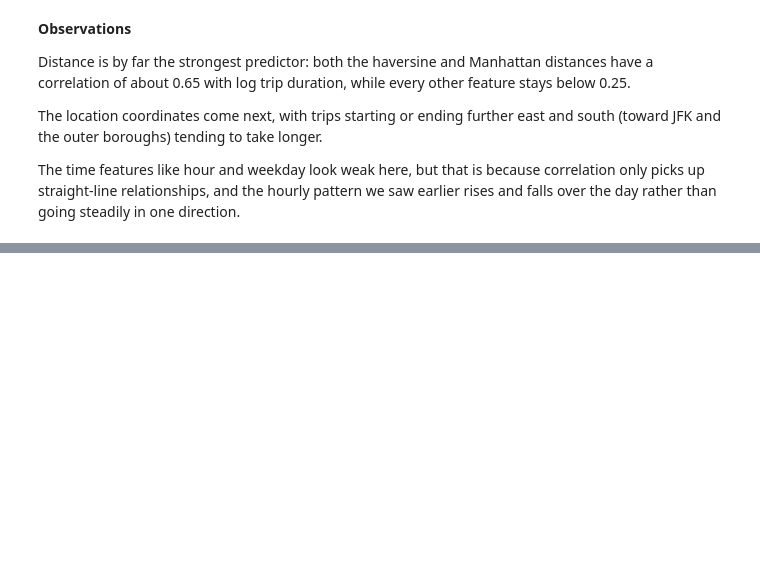
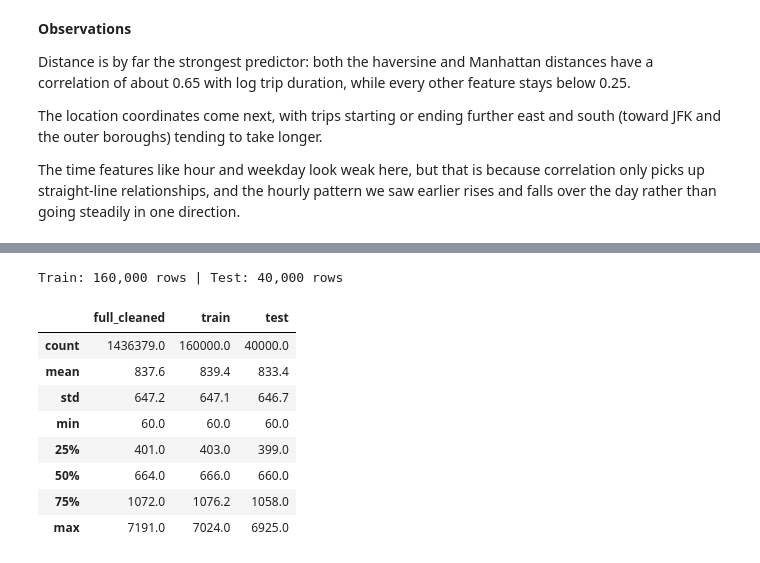
Before and after one commit to techirum/nyc-taxi-trip-duration-ml, a Jupyter notebook: notebooks/01_EDA_Preprocessing.ipynb, the cells around one changed output, grey strips where cells are left out. Cells and saved outputs as stored; diff of their text form; code cells hidden in the pictures; blank space fills up the shorter version.

```diff
--- a/notebooks/01_EDA_Preprocessing.ipynb
+++ b/notebooks/01_EDA_Preprocessing.ipynb
@@ -324,0 +331,20 @@ The time features like hour and weekday look weak here, but that is because corr
+# %%
+X_s = X_all.sample(n=SAMPLE_SIZE, random_state=RANDOM_STATE)
+y_s = y_all.loc[X_s.index]
+
+X_train, X_test, y_train, y_test = train_test_split(X_s, y_s, test_size=TEST_SIZE, random_state=RANDOM_STATE)
+print(f"Train: {len(X_train):,} rows | Test: {len(X_test):,} rows")
+
+# The sample should look like the full cleaned data
+pd.DataFrame({"full_cleaned": y_all.describe(), "train": y_train.describe(), "test": y_test.describe()}).round(1)
+# %% [output]
+Train: 160,000 rows | Test: 40,000 rows
+|  | full_cleaned | train | test |
+| count | 1436379.0 | 160000.0 | 40000.0 |
+| mean | 837.6 | 839.4 | 833.4 |
+| std | 647.2 | 647.1 | 646.7 |
+| min | 60.0 | 60.0 | 60.0 |
+| 25% | 401.0 | 403.0 | 399.0 |
+| 50% | 664.0 | 666.0 | 660.0 |
+| 75% | 1072.0 | 1076.2 | 1058.0 |
+| max | 7191.0 | 7024.0 | 6925.0 |
```
Also changed, not shown: parts of 6 cells of this notebook, 5 other files.
